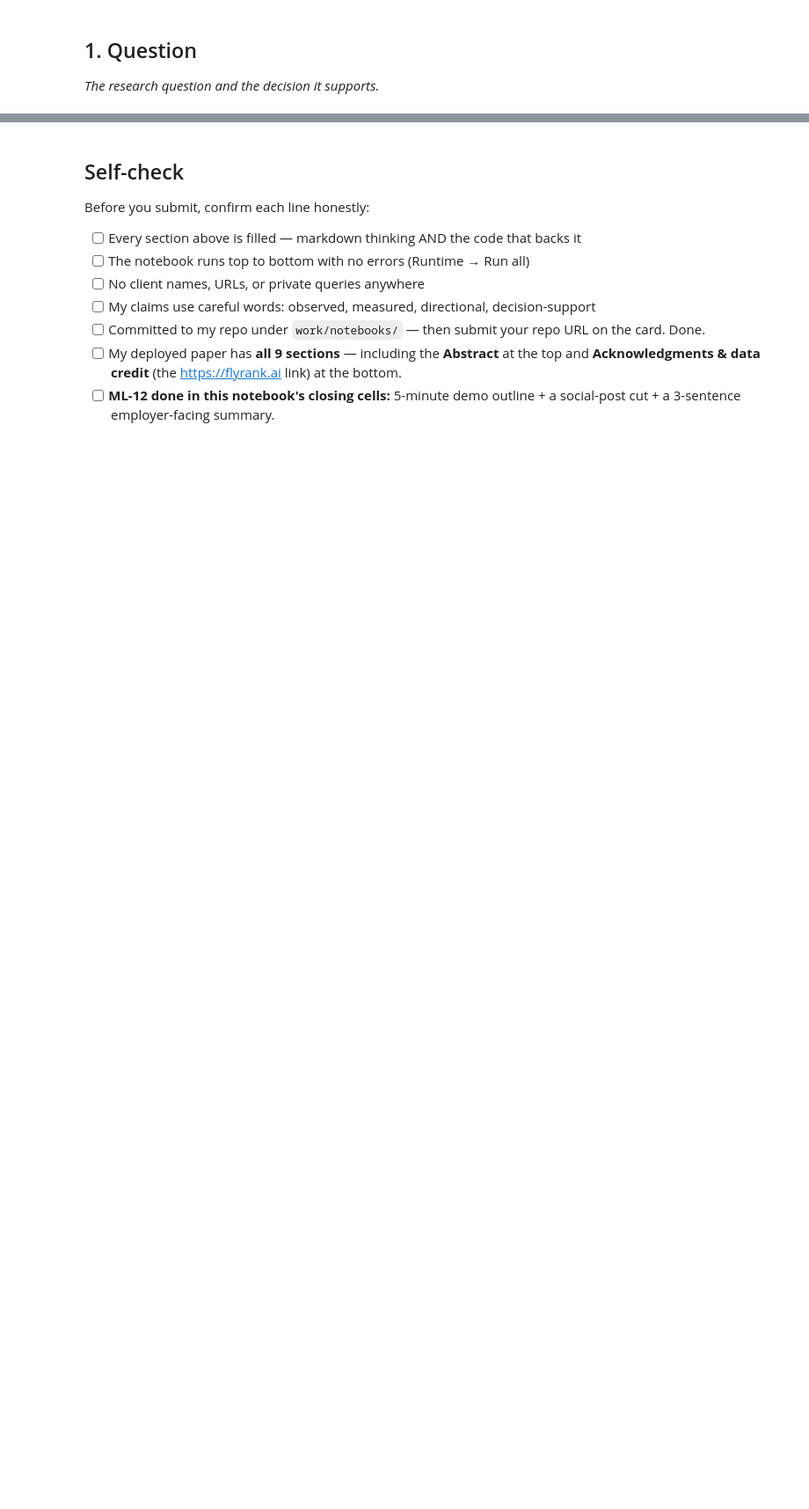
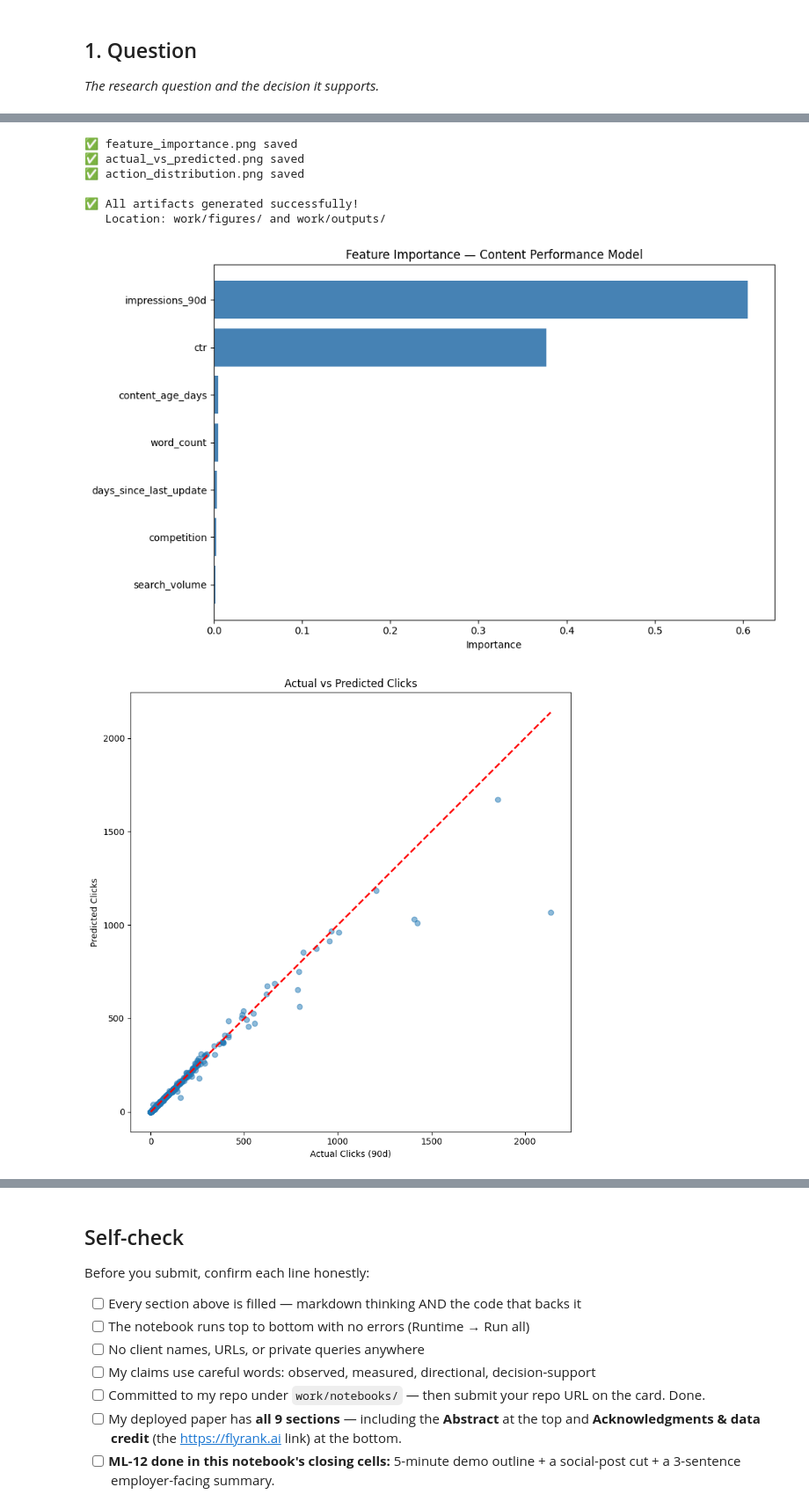
Before and after one commit to Hamza-Ali0719/FlyRank-ML-Internship, a Jupyter notebook: work/notebooks/capstone.ipynb, the cells around one changed output, grey strips where cells are left out. Shown at 88% size. Saved outputs shown, nothing was run; the diff lists cells and outputs as text; code cells hidden in the pictures; blank space fills up the shorter version.

```diff
--- a/work/notebooks/capstone.ipynb
+++ b/work/notebooks/capstone.ipynb
@@ -36,0 +444,51 @@ This skeleton is yours to fill. Work the sections **in order** — each one has
+# %%
+# Create directories
+os.makedirs('work/figures', exist_ok=True)
+os.makedirs('work/outputs', exist_ok=True)
+
+# 1. Feature Importance Plot
+plt.figure(figsize=(10, 6))
+importances = pd.DataFrame({
+    'Feature': feature_cols,
+    'Importance': rf.feature_importances_
+}).sort_values('Importance', ascending=True)
+
+plt.barh(importances['Feature'], importances['Importance'], color='steelblue')
+plt.xlabel('Importance')
+plt.title('Feature Importance — Content Performance Model')
+plt.tight_layout()
+plt.savefig('work/figures/feature_importance.png', dpi=300, bbox_inches='tight')
+print("✅ feature_importance.png saved")
+
+# 2. Actual vs Predicted
+plt.figure(figsize=(8, 8))
+plt.scatter(y_test, y_pred_rf, alpha=0.5)
+plt.plot([y_test.min(), y_test.max()], [y_test.min(), y_test.max()], 'r--', linewidth=2)
+plt.xlabel('Actual Clicks (90d)')
+plt.ylabel('Predicted Clicks')
+plt.title('Actual vs Predicted Clicks')
+plt.tight_layout()
+plt.savefig('work/figures/actual_vs_predicted.png', dpi=300)
+print("✅ actual_vs_predicted.png saved")
+
+# 3. Action Distribution
+plt.figure(figsize=(8, 5))
+df_clean['action_label'].value_counts().plot(kind='bar', color=['green', 'orange', 'red'])
+plt.xlabel('Action')
+plt.ylabel('Number of Content Pieces')
+plt.title('Action Distribution — All Content')
+plt.tight_layout()
+plt.savefig('work/figures/action_distribution.png', dpi=300)
+print("✅ action_distribution.png saved")
+
+print("\n✅ All artifacts generated successfully!")
+print("   Location: work/figures/ and work/outputs/")
+# %% [output]
+✅ feature_importance.png saved
+✅ actual_vs_predicted.png saved
+✅ action_distribution.png saved
+
+✅ All artifacts generated successfully!
+   Location: work/figures/ and work/outputs/
+[figure, added]
+[figure, added]
```
Also changed, not shown: parts of 20 cells of this notebook.
